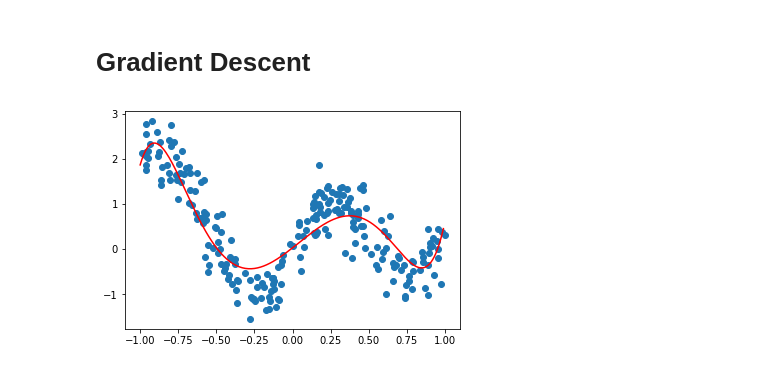
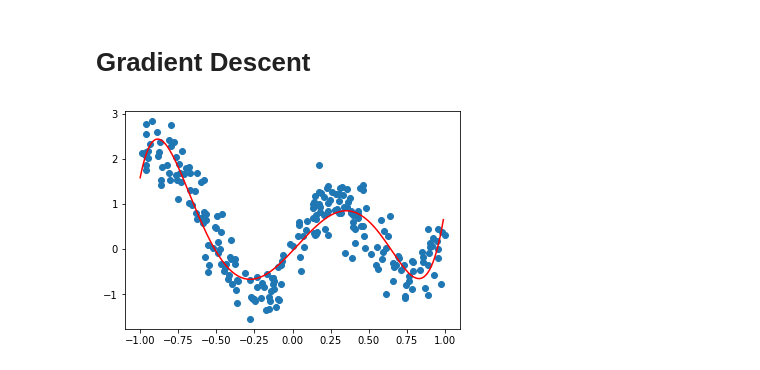
Before and after one commit to AUT-Student/ML-HW1, a Jupyter notebook: Code1/code1.ipynb, the cells around one changed output. Saved outputs shown, nothing was run; the diff lists cells and outputs as text; code cells hidden in the pictures.

```diff
--- a/Code1/code1.ipynb
+++ b/Code1/code1.ipynb
@@ -63,6 +63,9 @@ data_test = data.tail(60)
 # %%
 x_train = data_train["x"].values
 y_train = data_train["y"].values
+# %%
+x_test = data_test["x"].values
+y_test = data_test["y"].values
 # %% [markdown]
 # Gradient Descent
 # %%
@@ -163,8 +207,8 @@ class PolynomialGradientDescent():
 # %%
-polynomial_gradient_descent = PolynomialGradientDescent(learning_rate = 0.1, number_epoch = 5000, degree = 8, loss_function_name="MAE")
+polynomial_gradient_descent = PolynomialGradientDescent(number_epoch = 10000, degree = 10, loss_function_name="MSE")
 # %%
 polynomial_gradient_descent.run()
 # %%
-polynomial_gradient_descent.plot_prediction()
+polynomial_gradient_descent.plot_final_prediction()
 # %% [output]
-[figure, old version]
+[figure, new version]
```
Also changed, not shown: parts of 3 cells of this notebook.
